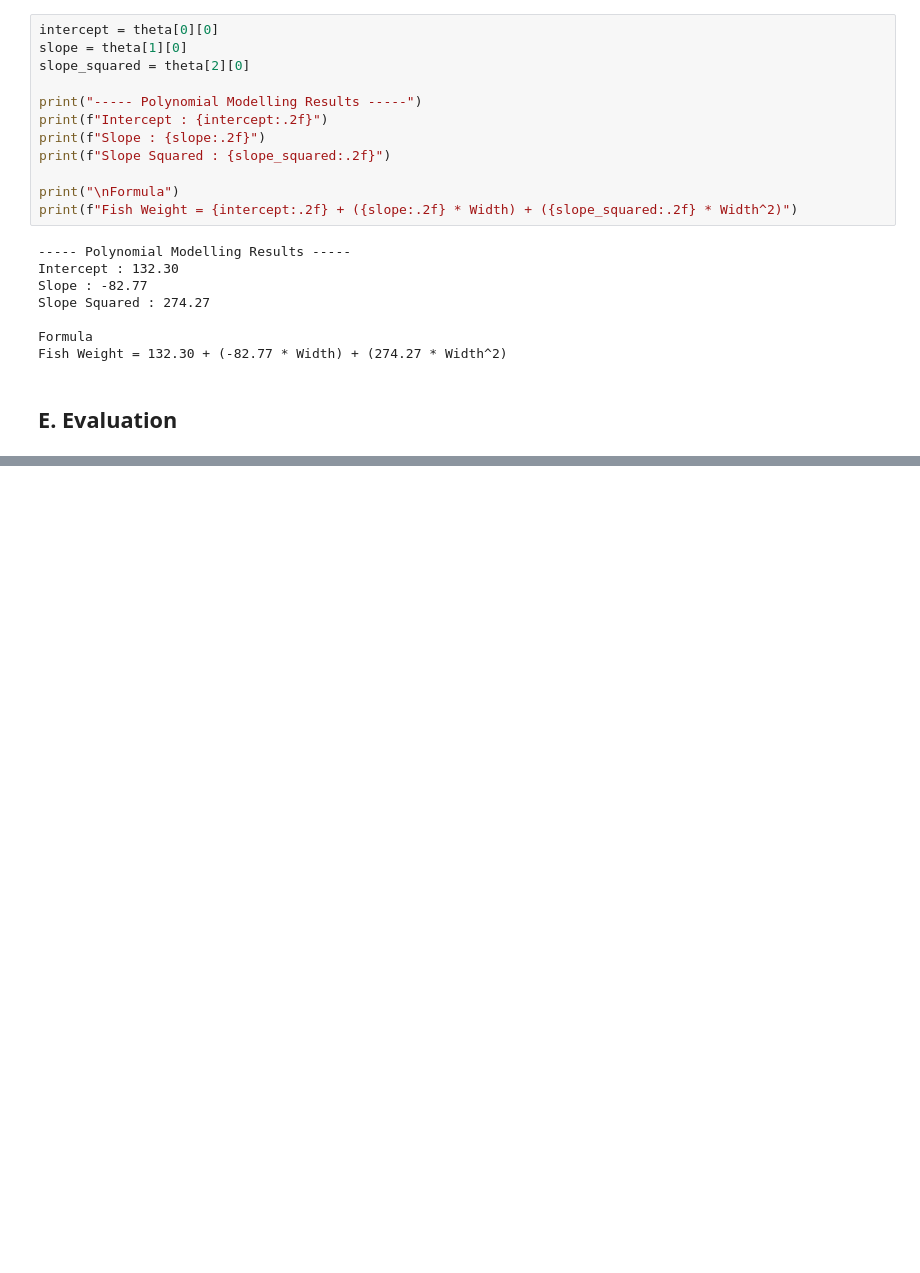
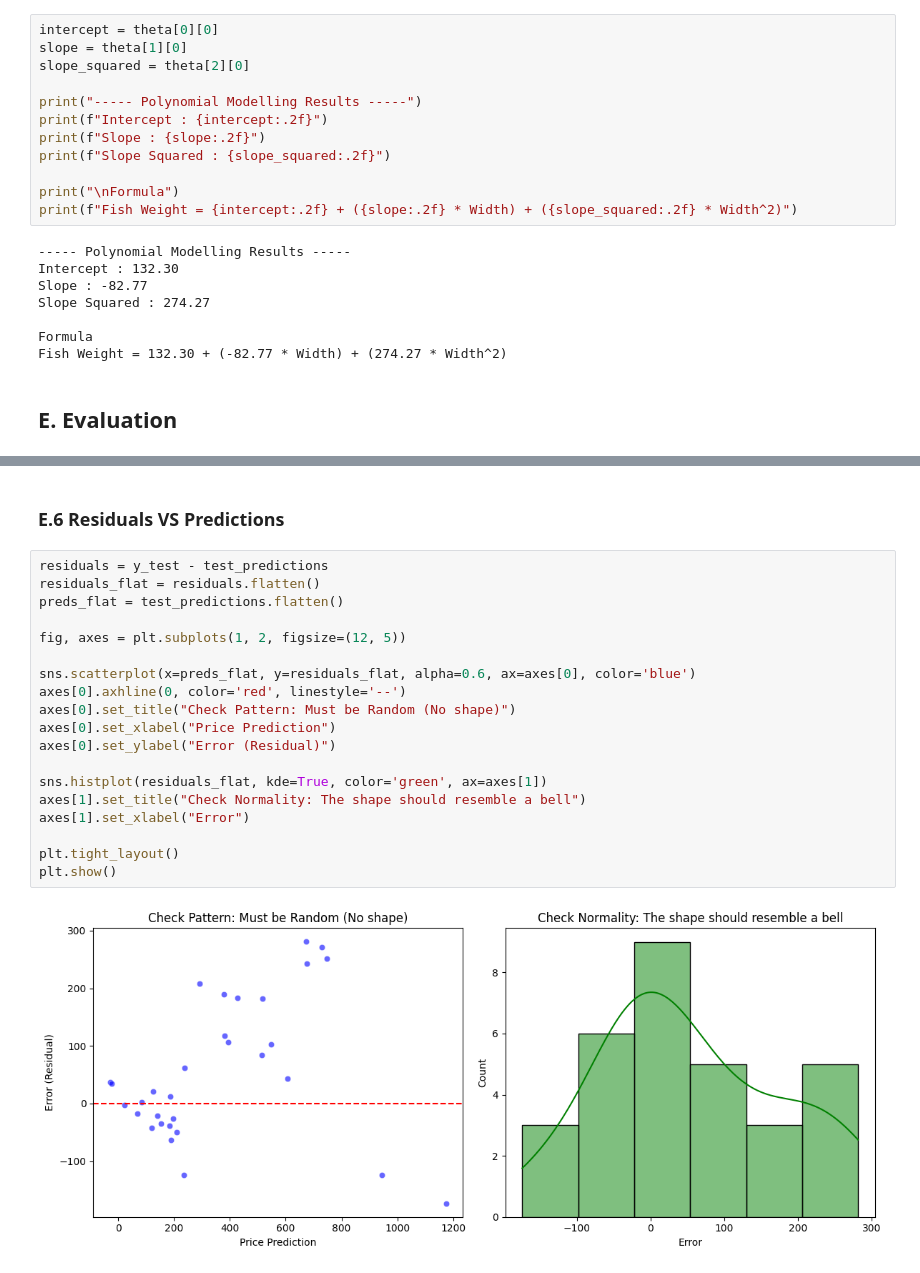
Before and after one commit to HablSank/1Day-1Dataset_MachineLearningProject, a Jupyter notebook: Day-9/Polynomial Regression (Fish)/FIsh.ipynb, the cells around one changed output, grey strips where cells are left out. Saved outputs shown, nothing was run; the diff lists cells and outputs as text; blank space fills up the shorter version.

```diff
--- a/Day-9/Polynomial Regression (Fish)/FIsh.ipynb
+++ b/Day-9/Polynomial Regression (Fish)/FIsh.ipynb
@@ -337,0 +433,23 @@ Fish Weight = 132.30 + (-82.77 * Width) + (274.27 * Width^2)
+# %% [markdown]
+### E.6 Residuals VS Predictions
+# %%
+residuals = y_test - test_predictions
+residuals_flat = residuals.flatten()
+preds_flat = test_predictions.flatten()
+
+fig, axes = plt.subplots(1, 2, figsize=(12, 5))
+
+sns.scatterplot(x=preds_flat, y=residuals_flat, alpha=0.6, ax=axes[0], color='blue')
+axes[0].axhline(0, color='red', linestyle='--')
+axes[0].set_title("Check Pattern: Must be Random (No shape)")
+axes[0].set_xlabel("Price Prediction")
+axes[0].set_ylabel("Error (Residual)")
+
+sns.histplot(residuals_flat, kde=True, color='green', ax=axes[1])
+axes[1].set_title("Check Normality: The shape should resemble a bell")
+axes[1].set_xlabel("Error")
+
+plt.tight_layout()
+plt.show()
+# %% [output]
+[figure, added]
```
Also changed, not shown: parts of 29 cells of this notebook.
